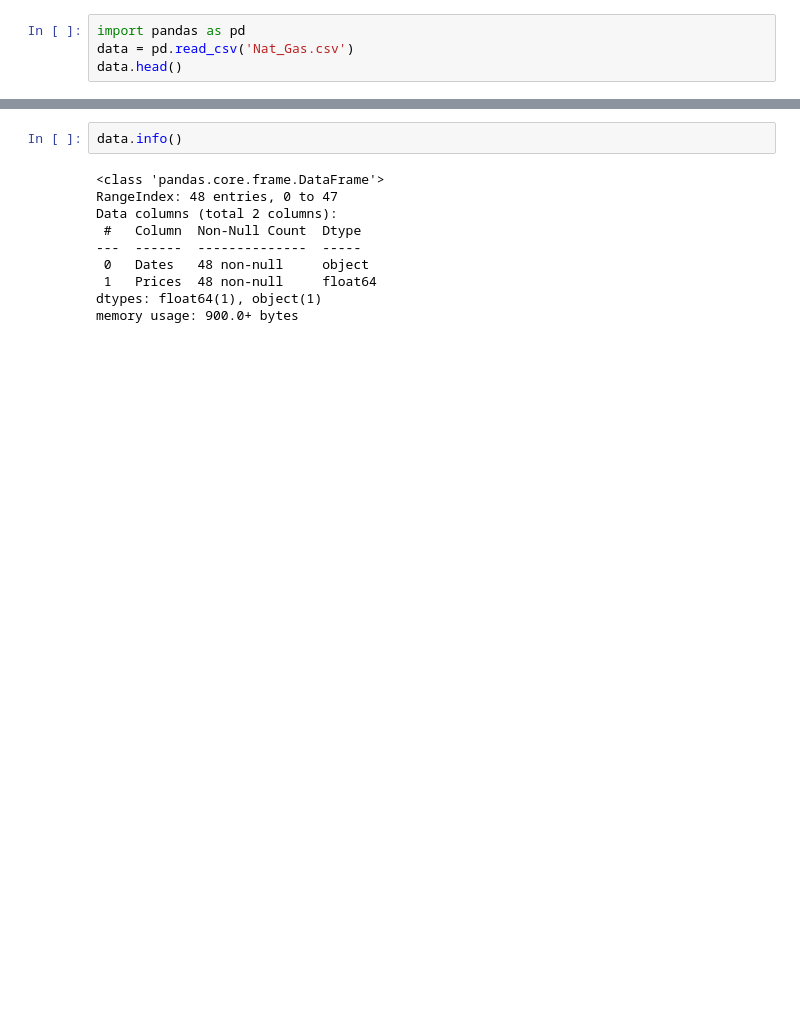
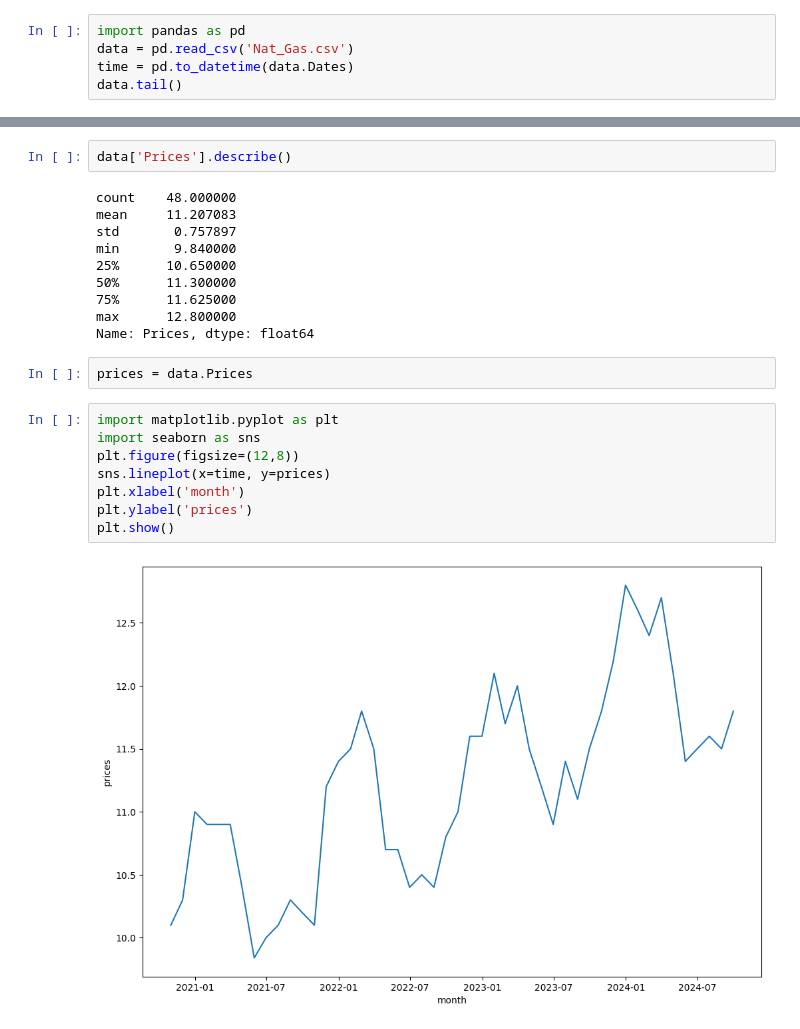
Before and after one commit to semingrai/Quantitative-Research-JPMorgan-Virtual-Simulation, a Jupyter notebook: nat_gas.ipynb, the cells around one changed output, grey strips where cells are left out. Saved outputs shown, nothing was run; the diff lists cells and outputs as text; blank space fills up the shorter version.

Commit message:
date & times

```diff
--- a/nat_gas.ipynb
+++ b/nat_gas.ipynb
@@ -1,5 +1,6 @@
 # %%
 import pandas as pd
 data = pd.read_csv('Nat_Gas.csv')
-data.head()
+time = pd.to_datetime(data.Dates)
+data.tail()
 # %% [output]
@@ -12,12 +24,24 @@ data.head()
 # %%
-data.info()
+data['Prices'].describe()
 # %% [output]
-<class 'pandas.core.frame.DataFrame'>
-RangeIndex: 48 entries, 0 to 47
-Data columns (total 2 columns):
- #   Column  Non-Null Count  Dtype
----  ------  --------------  -----
- 0   Dates   48 non-null     object
- 1   Prices  48 non-null     float64
-dtypes: float64(1), object(1)
-memory usage: 900.0+ bytes
+count    48.000000
+mean     11.207083
+std       0.757897
+min       9.840000
+25%      10.650000
+50%      11.300000
+75%      11.625000
+max      12.800000
+Name: Prices, dtype: float64
+# %%
+prices = data.Prices
+# %%
+import matplotlib.pyplot as plt
+import seaborn as sns
+plt.figure(figsize=(12,8))
+sns.lineplot(x=time, y=prices)
+plt.xlabel('month')
+plt.ylabel('prices')
+plt.show()
+# %% [output]
+[figure, added]
```
Also changed, not shown: parts of 4 cells of this notebook.
